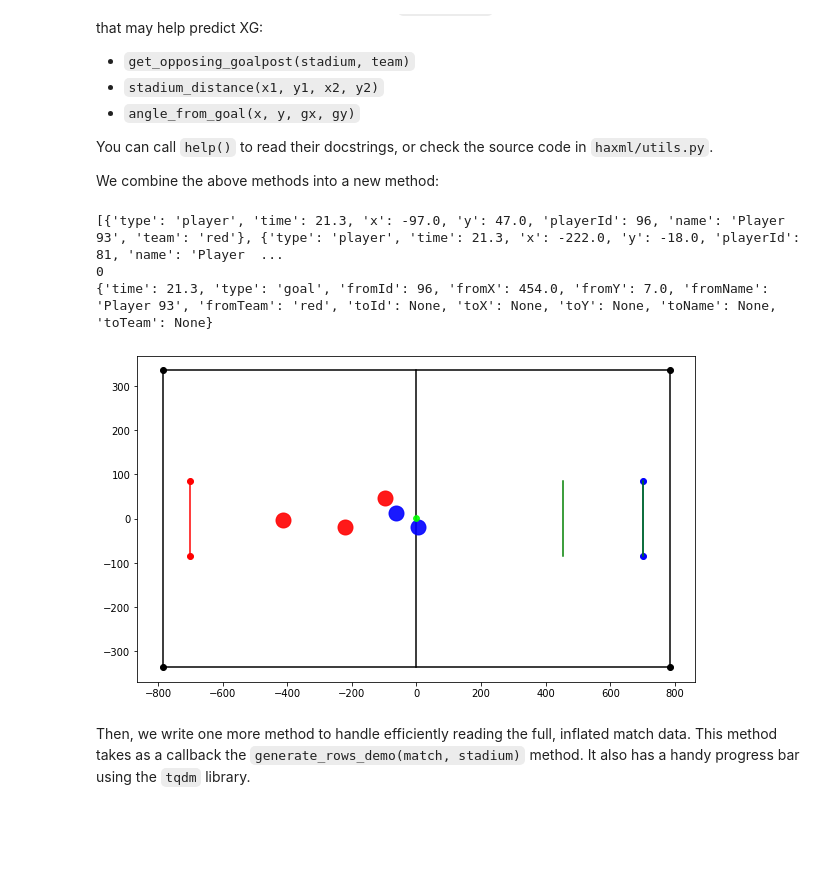
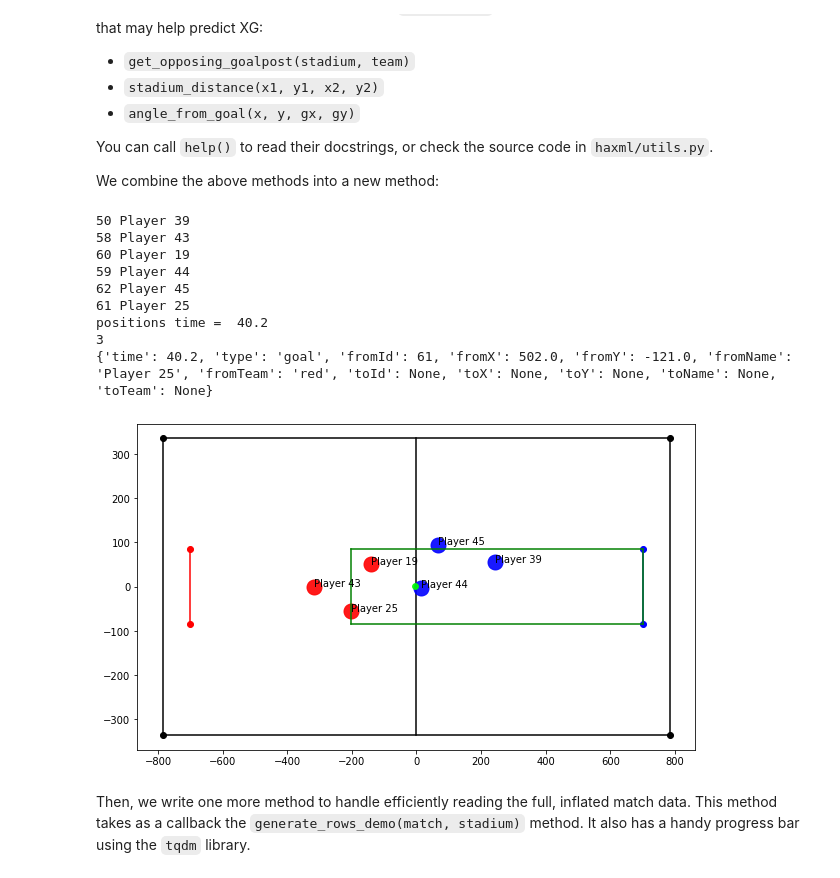
Before and after one commit to vingkan/haxml, a Jupyter notebook: notebooks/train_features.ipynb, the cells around one changed output. Saved outputs shown, nothing was run; the diff lists cells and outputs as text; code cells hidden in the pictures; blank space fills up the shorter version.

```diff
--- a/notebooks/train_features.ipynb
+++ b/notebooks/train_features.ipynb
@@ -168,17 +168,17 @@ def defender_feature(match,kick,dist):
                 ret[1] = defenders_pressuring
     return ret
 # %%
-def is_in_range(person,low,high,x_kick,goal_x):
+def is_in_range(person,goal_low,goal_high,fromX,goal_x, kick_team):
     is_x = False
     is_y = False
-    if person['team'] == "red":
-        if(person['x']>=x_kick and person['x']<=goal_x):
+    if kick_team == "red":
+        if(person['x']>=fromX and person['x']<=goal_x):
             is_x = True
     else:
-        if(person['x']<=x_kick and person['x']>=goal_x):
+        if(person['x']>=goal_x and person['x']<=fromX):
             is_x = True
 
-    if(person['y']>=low and person['y']<=high):
+    if(person['y']>=goal_low and person['y']<=goal_high):
         is_y = True
 
     return is_x and is_y
@@ -195,29 +195,48 @@ def shot_range_features(match,stadium,kick):
     goal_x = gp["posts"][0]["x"]
     positions = get_positions_at_time(match["positions"], kick["time"])
     fig,ax = plot_positions(positions,stadium)
+    for person in positions:
+        if person["type"] != "ball":
+            ax.text(person["x"], person["y"], person["name"])
+    kicker = None
+    for person in positions:
+        print(person["playerId"], person["name"])
+        if person["playerId"] == kick["fromId"]:
+            kicker = person
+            break
+    if kicker is None:
+        return fig, 0
     ax.plot([goal_x,goal_x],[gp_y_low,gp_y_high],color="green",linestyle = "-")
-    ax.plot([kick['fromX'],kick['fromX']],[gp_y_low,gp_y_high],color="green",linestyle = "-")
-    print(positions)
+    ax.plot([kicker['x'],kicker['x']],[gp_y_low,gp_y_high],color="green",linestyle = "-")
+    ax.plot([goal_x,kicker['x']],[gp_y_low,gp_y_low],color="green",linestyle = "-")
+    ax.plot([goal_x,kicker['x']],[gp_y_high,gp_y_high],color="green",linestyle = "-")
+    print("positions time = ", positions[0]["time"])
     for person in positions:
-        if person["type"] == "ball":
+        if person["type"] == "ball" or person["playerId"] == kicker["playerId"]:
             continue
-        if is_in_range(person,gp_y_low,gp_y_high,kick['fromX'],goal_x):
+        if is_in_range(person,gp_y_low,gp_y_high,kicker['x'],goal_x, kicker["team"]):
             count = count + 1
     return fig,count
 # %%
-meta = metadata[231]
+meta = metadata[67]
 key = meta["match_id"]
 infile = "../data/packed_matches/{}.json".format(key)
 match = load_match(infile)
 stadium = stadiums[meta["stadium"]]
 goals = list(filter(lambda k: k["type"] == "goal",match["kicks"]))
 fig,count = shot_range_features(match,stadium,goals[0])
 print(count)
 print(goals[0])
 fig.set_size_inches(10,6)
 fig
 # %% [output]
-[{'type': 'player', 'time': 21.3, 'x': -97.0, 'y': 47.0, 'playerId': 96, 'name': 'Player 93', 'team': 'red'}, {'type': 'player', 'time': 21.3, 'x': -222.0, 'y': -18.0, 'playerId': 81, 'name': 'Player  ...
-0
-{'time': 21.3, 'type': 'goal', 'fromId': 96, 'fromX': 454.0, 'fromY': 7.0, 'fromName': 'Player 93', 'fromTeam': 'red', 'toId': None, 'toX': None, 'toY': None, 'toName': None, 'toTeam': None}
+50 Player 39
+58 Player 43
+60 Player 19
+59 Player 44
+62 Player 45
+61 Player 25
+positions time =  40.2
+3
+{'time': 40.2, 'type': 'goal', 'fromId': 61, 'fromX': 502.0, 'fromY': -121.0, 'fromName': 'Player 25', 'fromTeam': 'red', 'toId': None, 'toX': None, 'toY': None, 'toName': None, 'toTeam': None}
-[figure, old version]
+[figure, new version]
```
Also changed, not shown: parts of 14 cells of this notebook, 2 other files.
